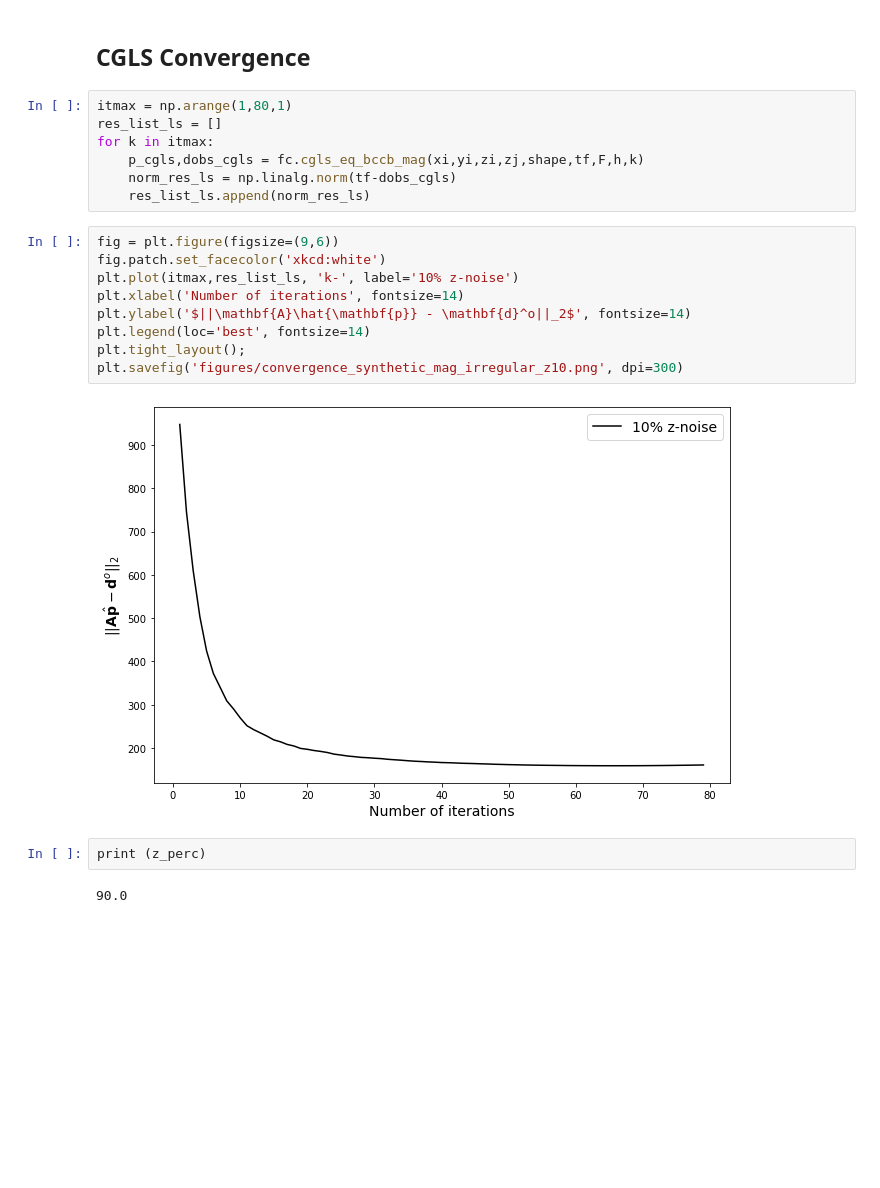
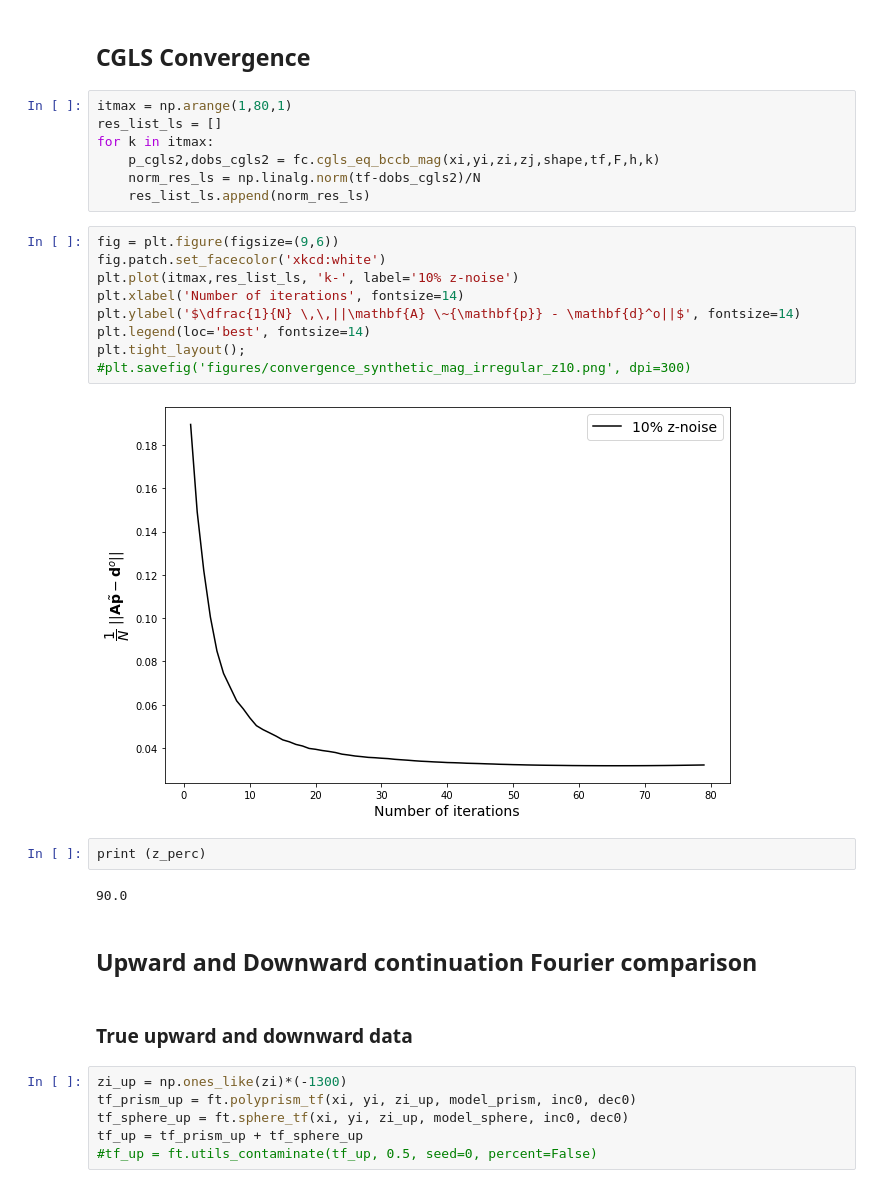
Before and after one commit to pinga-lab/eq_layer_mag_toeplitz, a Jupyter notebook: code/Fast_equivalent_BCCB_Magnetic_Irregular_Grid_Zi_10.ipynb, the cells around one changed output. Drawn from its saved outputs; the diff is of its cells as text; blank space fills up the shorter version.

```diff
--- a/code/Fast_equivalent_BCCB_Magnetic_Irregular_Grid_Zi_10.ipynb
+++ b/code/Fast_equivalent_BCCB_Magnetic_Irregular_Grid_Zi_10.ipynb
@@ -292,21 +302,31 @@ plt.savefig('figures/p_fast_irregular_z10.png', dpi=300)
 itmax = np.arange(1,80,1)
 res_list_ls = []
 for k in itmax:
-    p_cgls,dobs_cgls = fc.cgls_eq_bccb_mag(xi,yi,zi,zj,shape,tf,F,h,k)
-    norm_res_ls = np.linalg.norm(tf-dobs_cgls)
+    p_cgls2,dobs_cgls2 = fc.cgls_eq_bccb_mag(xi,yi,zi,zj,shape,tf,F,h,k)
+    norm_res_ls = np.linalg.norm(tf-dobs_cgls2)/N
     res_list_ls.append(norm_res_ls)
 # %%
 fig = plt.figure(figsize=(9,6))
 fig.patch.set_facecolor('xkcd:white')
 plt.plot(itmax,res_list_ls, 'k-', label='10% z-noise')
 plt.xlabel('Number of iterations', fontsize=14)
-plt.ylabel('$||\mathbf{A}\hat{\mathbf{p}} - \mathbf{d}^o||_2$', fontsize=14)
+plt.ylabel('$\dfrac{1}{N} \,\,||\mathbf{A} \~{\mathbf{p}} - \mathbf{d}^o||$', fontsize=14)
 plt.legend(loc='best', fontsize=14)
 plt.tight_layout();
-plt.savefig('figures/convergence_synthetic_mag_irregular_z10.png', dpi=300)
+#plt.savefig('figures/convergence_synthetic_mag_irregular_z10.png', dpi=300)
 # %% [output]
-[figure, old version]
+[figure, new version]
 # %%
 print (z_perc)
 # %% [output]
 90.0
+# %% [markdown]
+## Upward and Downward continuation Fourier comparison
+# %% [markdown]
+### True upward and downward data
+# %%
+zi_up = np.ones_like(zi)*(-1300)
+tf_prism_up = ft.polyprism_tf(xi, yi, zi_up, model_prism, inc0, dec0)
+tf_sphere_up = ft.sphere_tf(xi, yi, zi_up, model_sphere, inc0, dec0)
+tf_up = tf_prism_up + tf_sphere_up
+#tf_up = ft.utils_contaminate(tf_up, 0.5, seed=0, percent=False)
```
Also changed, not shown: parts of 25 cells of this notebook, 16 other files.
